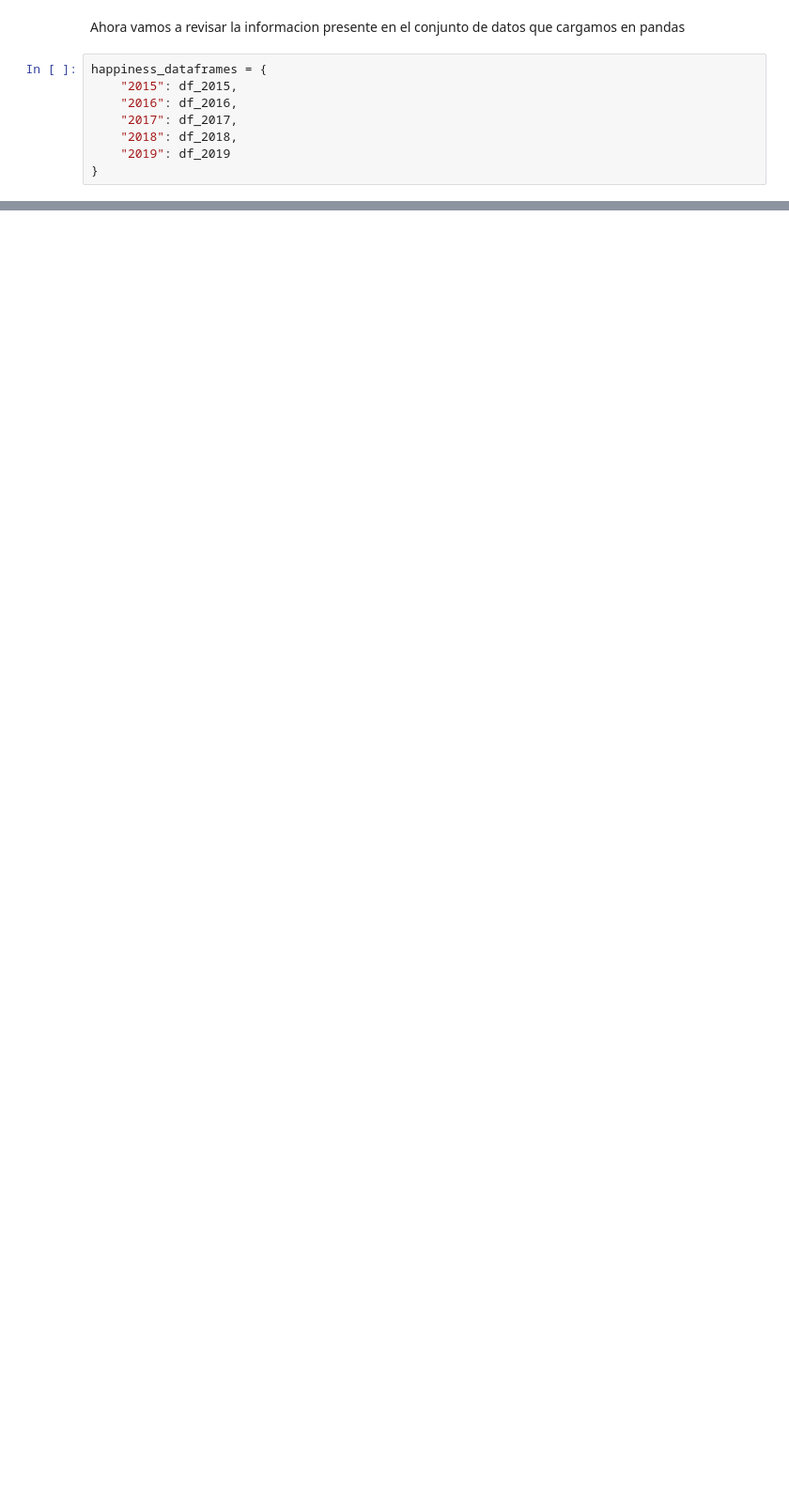
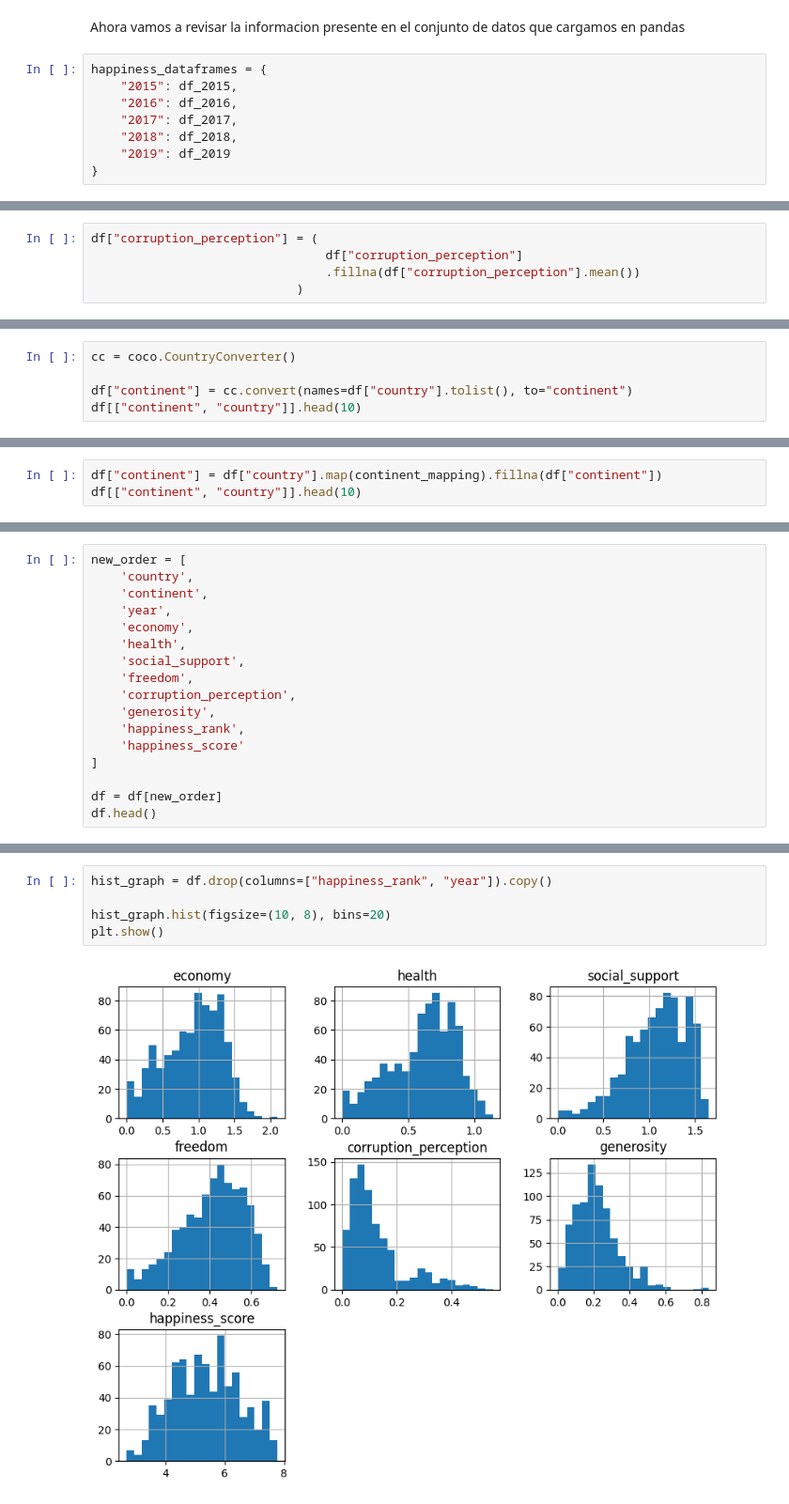
Before and after one commit to NicolasCuaran/HappinnesScore_Predicted, a Jupyter notebook: Notebooks/01_Proyect.ipynb, the cells around one changed output, grey strips where cells are left out. Shown at 94% size. Saved outputs shown, nothing was run; the diff lists cells and outputs as text; blank space fills up the shorter version.

```diff
--- a/Notebooks/01_Proyect.ipynb
+++ b/Notebooks/01_Proyect.ipynb
@@ -182,0 +441,5 @@ NameError: name 'dataframe_briefing' is not defined
+# %%
+df["corruption_perception"] = (
+                                df["corruption_perception"]
+                                .fillna(df["corruption_perception"].mean())
+                            )
@@ -182,0 +479,5 @@ NameError: name 'dataframe_briefing' is not defined
+# %%
+cc = coco.CountryConverter()
+
+df["continent"] = cc.convert(names=df["country"].tolist(), to="continent")
+df[["continent", "country"]].head(10)
@@ -182,0 +549,3 @@ NameError: name 'dataframe_briefing' is not defined
+# %%
+df["continent"] = df["country"].map(continent_mapping).fillna(df["continent"])
+df[["continent", "country"]].head(10)
@@ -182,0 +569,17 @@ NameError: name 'dataframe_briefing' is not defined
+# %%
+new_order = [
+    'country',
+    'continent',
+    'year',
+    'economy',
+    'health',
+    'social_support',
+    'freedom',
+    'corruption_perception',
+    'generosity',
+    'happiness_rank',
+    'happiness_score'
+]
+
+df = df[new_order]
+df.head()
@@ -182,0 +654,7 @@ NameError: name 'dataframe_briefing' is not defined
+# %%
+hist_graph = df.drop(columns=["happiness_rank", "year"]).copy()
+
+hist_graph.hist(figsize=(10, 8), bins=20)
+plt.show()
+# %% [output]
+[figure, added]
```
Also changed, not shown: parts of 93 cells of this notebook.
